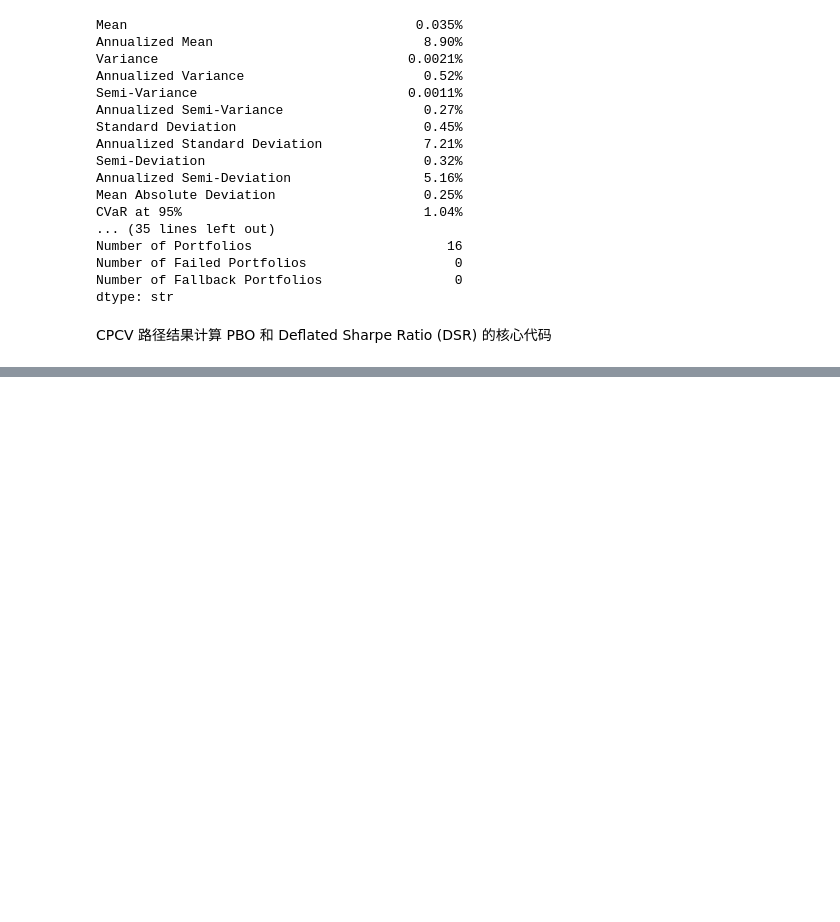
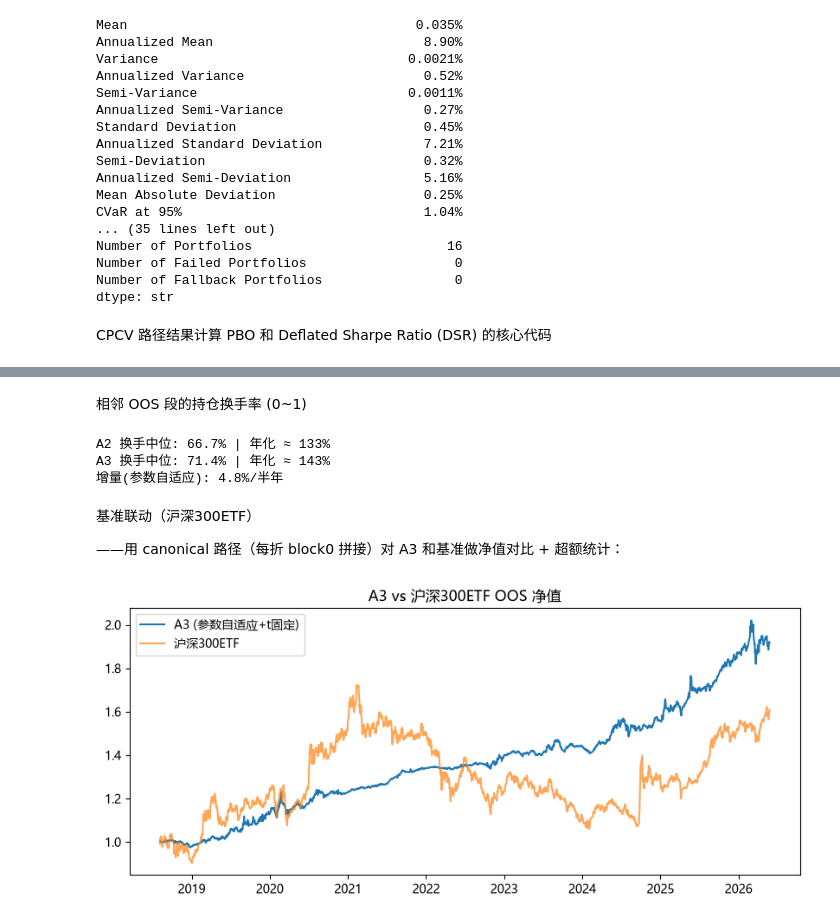
Before and after one commit to wang-jinghui/machine-learning-for-trading, a Jupyter notebook: case_studies/lazy_trading/WalkForward+CPCV+PS.ipynb, the cells around one changed output, grey strips where cells are left out. Cells and saved outputs as stored; diff of their text form; code cells hidden in the pictures; blank space fills up the shorter version.

```diff
--- a/case_studies/lazy_trading/WalkForward+CPCV+PS.ipynb
+++ b/case_studies/lazy_trading/WalkForward+CPCV+PS.ipynb
@@ -424,12 +438,3 @@ WF真实路径: 0.6880 | 分布中 1.92σ | 分位 97.7%
 MultiPeriodPortfolio([f["test"] for f in folds[:]]).plot_cumulative_returns()
 # %%
 Population([MultiPeriodPortfolio(sample, compounded=False) for sample in samples]).plot_cumulative_returns()
-# %%
-# ===== 每折自适应参数一览 =====
-rows = []
-for f in folds:
-    p = dict(f["params"])
-    p["fitness"] = str(p["fitness_measures"])
-    del p["fitness_measures"]
-    rows.append({"fold": f["fold"], "inner_median": round(f["inner_median"], 4), **p})
-print(pd.DataFrame(rows).to_string(index=False))
@@ -683,0 +979,55 @@ df
+# %% [markdown]
+相邻 OOS 段的持仓换手率 (0~1)
+# %%
+# ===== 换手率: weights(数组) + assets 对齐 =====
+def turnover_series(fold_paths, n_test_folds=2):
+    tos = []
+    prev_w, prev_a = None, None
+    for i in sorted(fold_paths):
+        pid = sorted(fold_paths[i])[0]
+        for b in range(n_test_folds):
+            ptf = fold_paths[i][pid][b]
+            w, a = ptf.weights, ptf.assets          # 数组, 与 assets 对应
+            if prev_w is not None:
+                common = np.union1d(prev_a, a)
+                w1 = np.zeros(len(common)); w2 = np.zeros(len(common))
+                w1[np.isin(common, prev_a)] = prev_w
+                w2[np.isin(common, a)] = w
+                tos.append(0.5 * np.abs(w1 - w2).sum())
+            prev_w, prev_a = w, a
+    return pd.Series(tos)
+
+to_a2 = turnover_series(all_fixed_paths)
+to_a3 = turnover_series(train_fixed_paths)
+print(f"A2 换手中位: {to_a2.median():.1%} | 年化 ≈ {to_a2.median()*2:.0%}")
+print(f"A3 换手中位: {to_a3.median():.1%} | 年化 ≈ {to_a3.median()*2:.0%}")
+print(f"增量(参数自适应): {to_a3.median()-to_a2.median():.1%}/半年")
+# %% [output]
+A2 换手中位: 66.7% | 年化 ≈ 133%
+A3 换手中位: 71.4% | 年化 ≈ 143%
+增量(参数自适应): 4.8%/半年
+# %% [markdown]
+基准联动（沪深300ETF）
+
+——用 canonical 路径（每折 block0 拼接）对 A3 和基准做净值对比 + 超额统计：
+# %%
+# ===== 基准联动: 直接用现成的 MPP =====
+start = all_fixed_paths[0][0][0].returns_df.index[0]
+end = all_fixed_paths[len(all_fixed_paths) - 1][0][1].returns_df.index[-1]
+
+mpp = mpps["A3 参数自适应(t固定)"][999]      # 现成的: LHS 路径已由 MultiPeriodPortfolio 拼接
+rets = mpp.returns                         # 现成的: 组合复合收益率
+if isinstance(rets, np.ndarray):           # 仅兜底索引(returns 无索引时)
+    rets = pd.Series(rets, index=mpp.returns_df.index, name="A3")
+
+nav_a3 = (1 + rets).cumprod()
+bench_ret_oos = bench_ret.loc[start:end].reindex(nav_a3.index).ffill()
+bench_nav = (1 + bench_ret_oos).cumprod()
+
+plt.figure(figsize=(10, 4))
+plt.plot(nav_a3.index, nav_a3.values, label="A3 (参数自适应+t固定)")
+plt.plot(bench_nav.index, bench_nav.values, label="沪深300ETF", alpha=0.7)
+plt.legend(); plt.title("A3 vs 沪深300ETF OOS 净值")
+plt.show()
+# %% [output]
+[figure, added]
```
Also changed, not shown: parts of 38 cells of this notebook.
